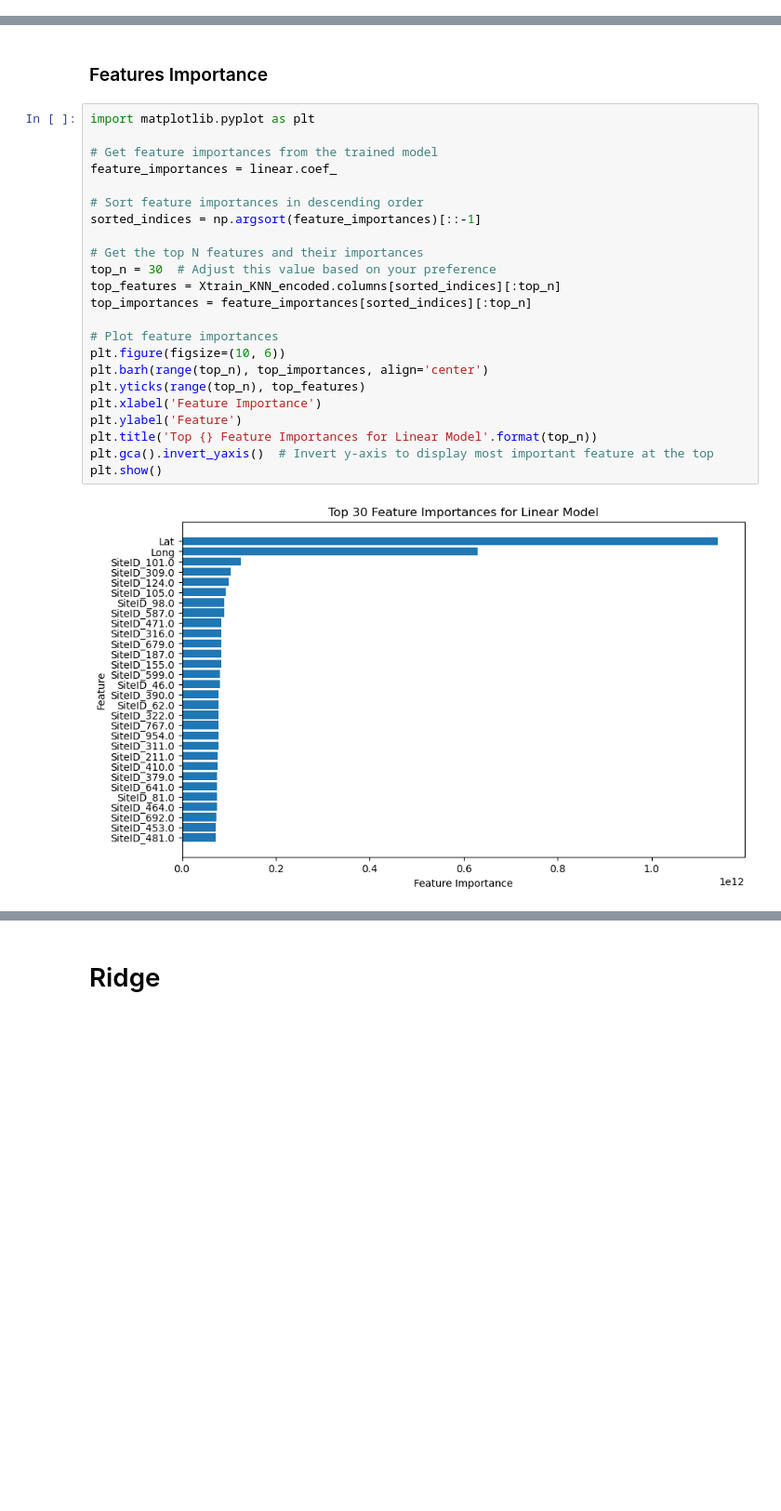
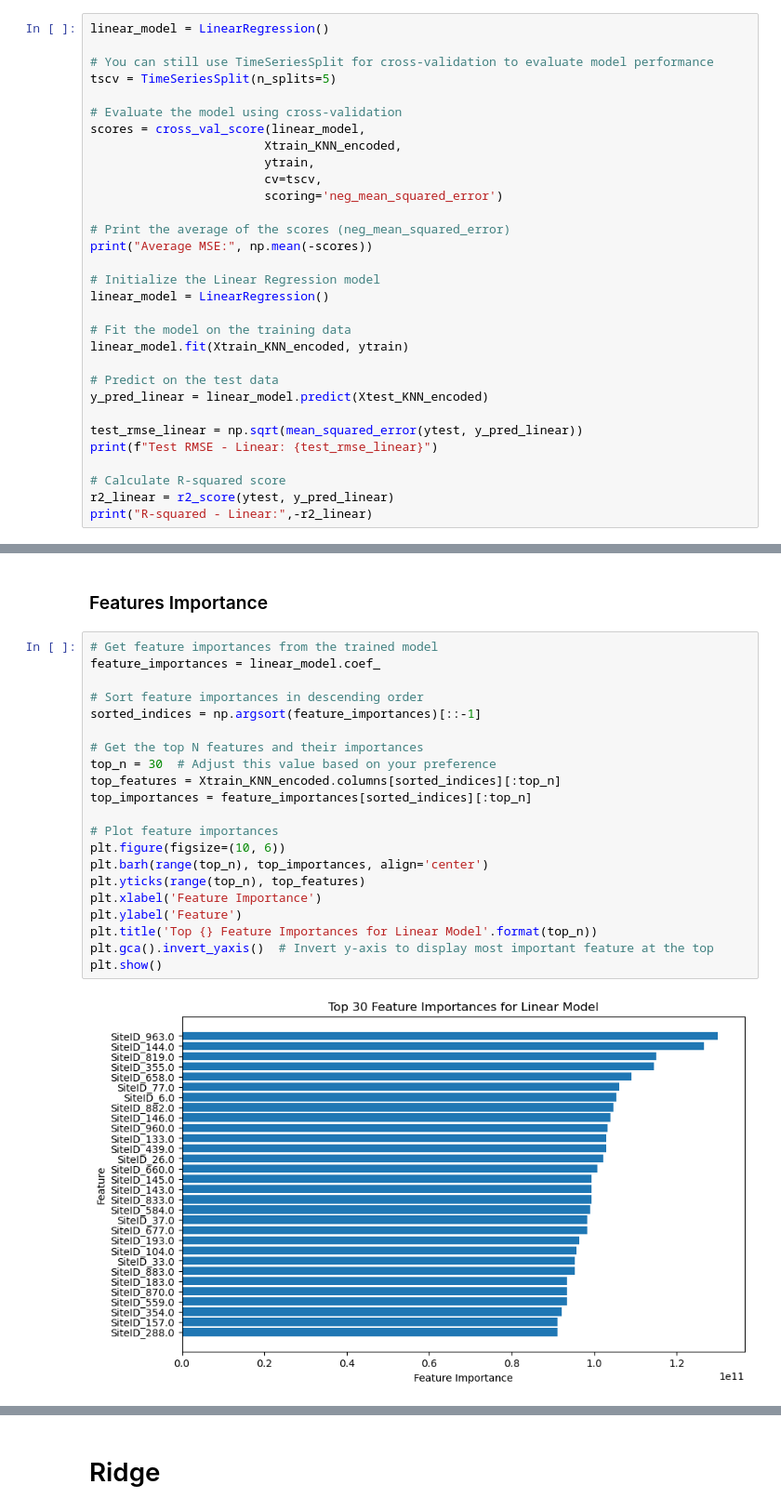
Before and after one commit to GiuliaGGG/Hyperlocal-Air-Quality-Prediction-in-Dublin, a Jupyter notebook: 5a-Ridge-Regression.ipynb, the cells around one changed output, grey strips where cells are left out. Shown at 93% size. Saved outputs shown, nothing was run; the diff lists cells and outputs as text; blank space fills up the shorter version.

```diff
--- a/5a-Ridge-Regression.ipynb
+++ b/5a-Ridge-Regression.ipynb
@@ -179,0 +151,31 @@ Mean Cross-Validation RMSE- Linear Regression: 7051762524515.776
+# %%
+linear_model = LinearRegression()
+
+# You can still use TimeSeriesSplit for cross-validation to evaluate model performance
+tscv = TimeSeriesSplit(n_splits=5)
+
+# Evaluate the model using cross-validation
+scores = cross_val_score(linear_model,
+                        Xtrain_KNN_encoded,
+                        ytrain,
+                        cv=tscv,
+                        scoring='neg_mean_squared_error')
+
+# Print the average of the scores (neg_mean_squared_error)
+print("Average MSE:", np.mean(-scores))
+
+# Initialize the Linear Regression model
+linear_model = LinearRegression()
+
+# Fit the model on the training data
+linear_model.fit(Xtrain_KNN_encoded, ytrain)
+
+# Predict on the test data
+y_pred_linear = linear_model.predict(Xtest_KNN_encoded)
+
+test_rmse_linear = np.sqrt(mean_squared_error(ytest, y_pred_linear))
+print(f"Test RMSE - Linear: {test_rmse_linear}")
+
+# Calculate R-squared score
+r2_linear = r2_score(ytest, y_pred_linear)
+print("R-squared - Linear:",-r2_linear)
@@ -180,27 +220,25 @@ Mean Cross-Validation RMSE- Linear Regression: 7051762524515.776
 # %% [markdown]
 ### Features Importance
 # %%
-import matplotlib.pyplot as plt
-
 # Get feature importances from the trained model
-feature_importances = linear.coef_
+feature_importances = linear_model.coef_
 
 # Sort feature importances in descending order
 sorted_indices = np.argsort(feature_importances)[::-1]
 
 # Get the top N features and their importances
 top_n = 30  # Adjust this value based on your preference
 top_features = Xtrain_KNN_encoded.columns[sorted_indices][:top_n]
 top_importances = feature_importances[sorted_indices][:top_n]
 
 # Plot feature importances
 plt.figure(figsize=(10, 6))
 plt.barh(range(top_n), top_importances, align='center')
 plt.yticks(range(top_n), top_features)
 plt.xlabel('Feature Importance')
 plt.ylabel('Feature')
 plt.title('Top {} Feature Importances for Linear Model'.format(top_n))
 plt.gca().invert_yaxis()  # Invert y-axis to display most important feature at the top
 plt.show()
 # %% [output]
-[figure, old version]
+[figure, new version]
```
Also changed, not shown: parts of 46 cells of this notebook.
